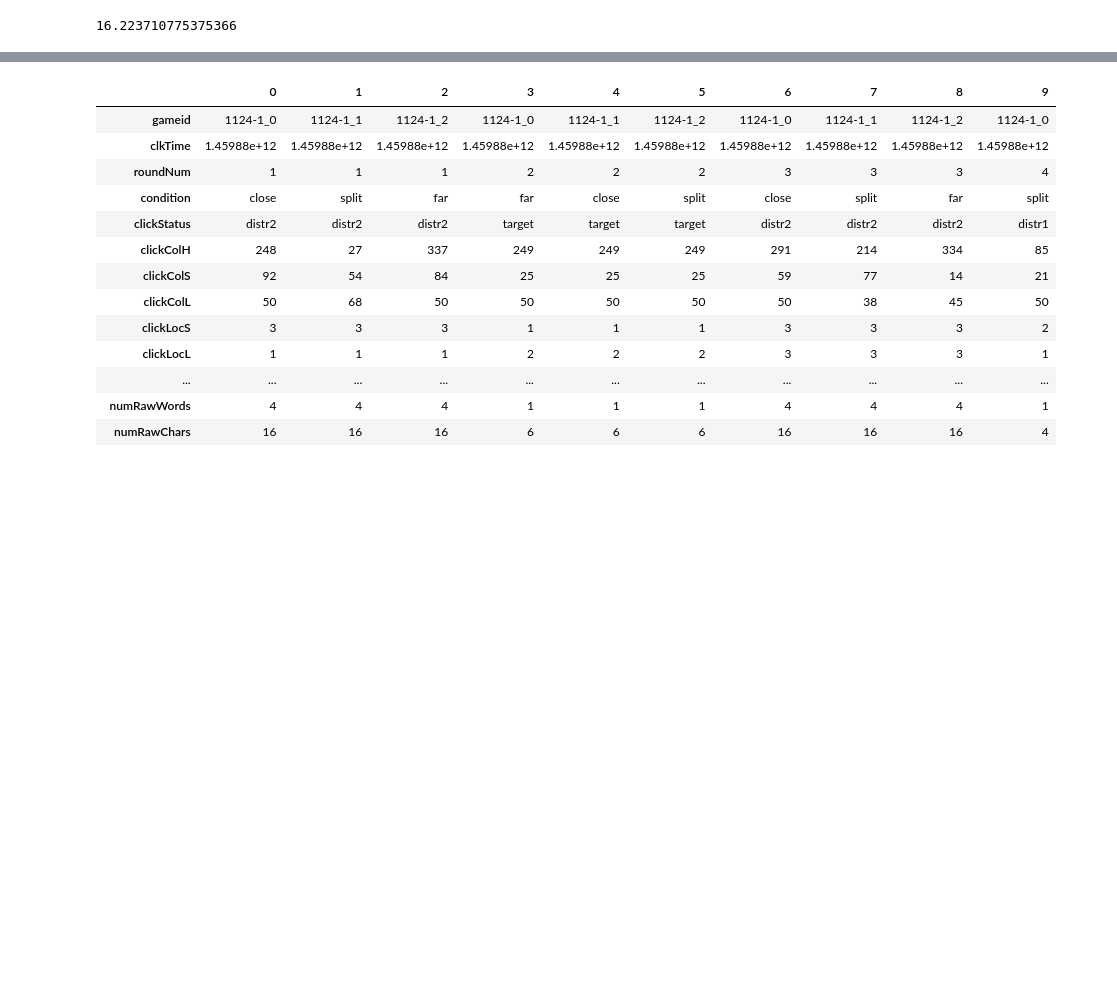
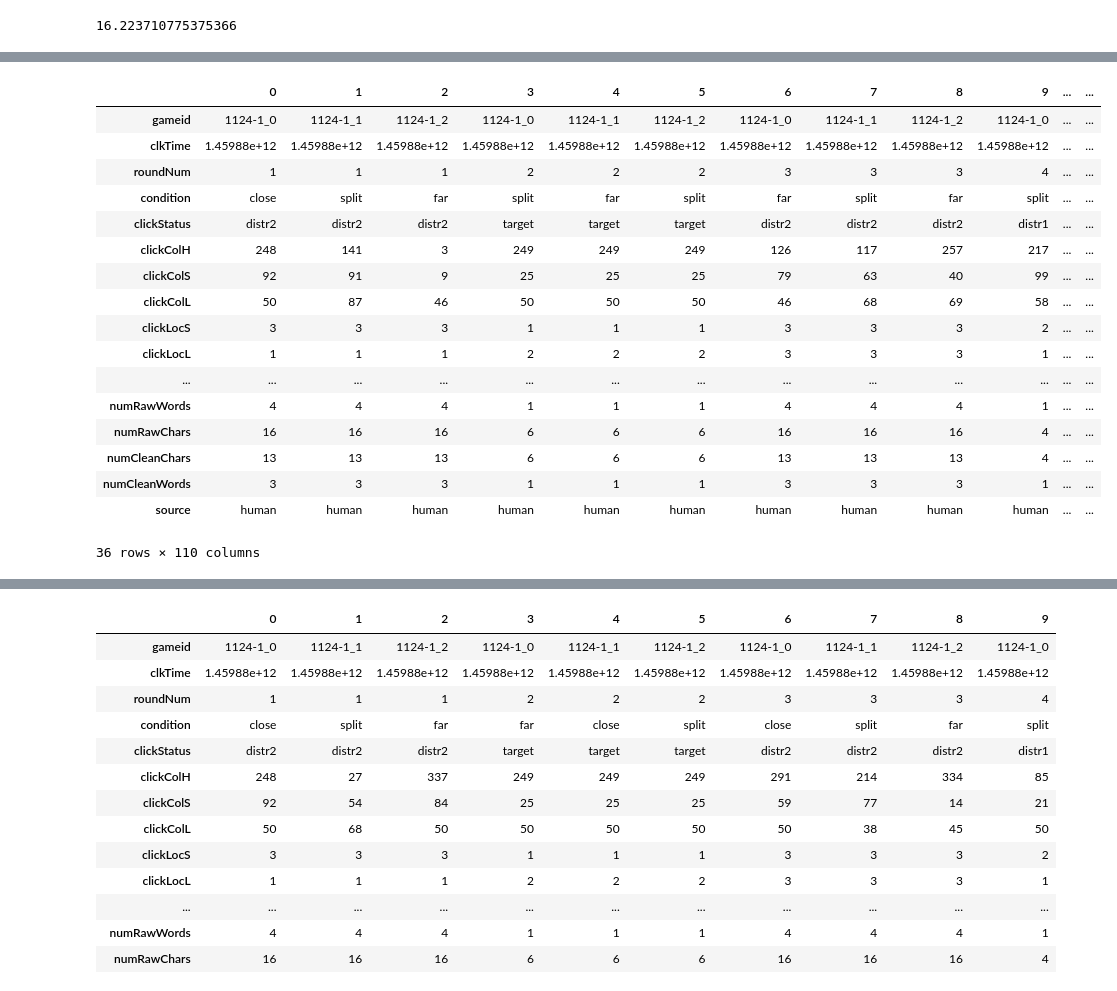
Before and after one commit to bnewm0609/cs224u-project, a Jupyter notebook: csli_notebooks/Condition Prediction Data Generation.ipynb, the cells around one changed output, grey strips where cells are left out. Cells and saved outputs as stored; diff of their text form; code cells hidden in the pictures; blank space fills up the shorter version.

```diff
--- a/csli_notebooks/Condition Prediction Data Generation.ipynb
+++ b/csli_notebooks/Condition Prediction Data Generation.ipynb
@@ -325,0 +409,21 @@ Wall time: 1min 10s
+# %%
+new_df.T
+# %% [output]
+|  | 0 | 1 | 2 | 3 | 4 | 5 | 6 | 7 | 8 | 9 | ... | ... |
+| gameid | 1124-1_0 | 1124-1_1 | 1124-1_2 | 1124-1_0 | 1124-1_1 | 1124-1_2 | 1124-1_0 | 1124-1_1 | 1124-1_2 | 1124-1_0 | ... | ... |
+| clkTime | 1.45988e+12 | 1.45988e+12 | 1.45988e+12 | 1.45988e+12 | 1.45988e+12 | 1.45988e+12 | 1.45988e+12 | 1.45988e+12 | 1.45988e+12 | 1.45988e+12 | ... | ... |
+| roundNum | 1 | 1 | 1 | 2 | 2 | 2 | 3 | 3 | 3 | 4 | ... | ... |
+| condition | close | split | far | split | far | split | far | split | far | split | ... | ... |
+| clickStatus | distr2 | distr2 | distr2 | target | target | target | distr2 | distr2 | distr2 | distr1 | ... | ... |
+| clickColH | 248 | 141 | 3 | 249 | 249 | 249 | 126 | 117 | 257 | 217 | ... | ... |
+| clickColS | 92 | 91 | 9 | 25 | 25 | 25 | 79 | 63 | 40 | 99 | ... | ... |
+| clickColL | 50 | 87 | 46 | 50 | 50 | 50 | 46 | 68 | 69 | 58 | ... | ... |
+| clickLocS | 3 | 3 | 3 | 1 | 1 | 1 | 3 | 3 | 3 | 2 | ... | ... |
+| clickLocL | 1 | 1 | 1 | 2 | 2 | 2 | 3 | 3 | 3 | 1 | ... | ... |
+| ... | ... | ... | ... | ... | ... | ... | ... | ... | ... | ... | ... | ... |
+| numRawWords | 4 | 4 | 4 | 1 | 1 | 1 | 4 | 4 | 4 | 1 | ... | ... |
+| numRawChars | 16 | 16 | 16 | 6 | 6 | 6 | 16 | 16 | 16 | 4 | ... | ... |
+| numCleanChars | 13 | 13 | 13 | 6 | 6 | 6 | 13 | 13 | 13 | 4 | ... | ... |
+| numCleanWords | 3 | 3 | 3 | 1 | 1 | 1 | 3 | 3 | 3 | 1 | ... | ... |
+| source | human | human | human | human | human | human | human | human | human | human | ... | ... |
+36 rows × 110 columns
```
Also changed, not shown: parts of 32 cells of this notebook, 1 other file.
